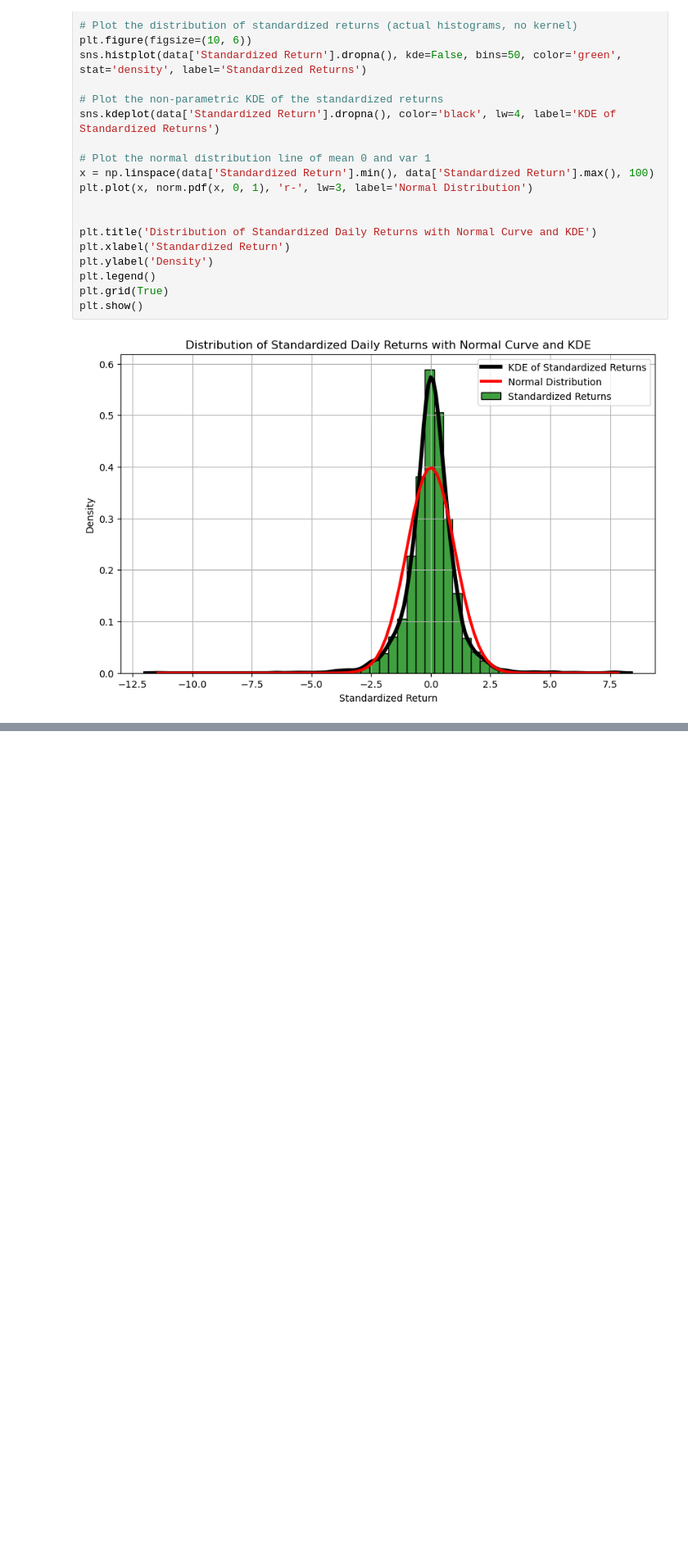
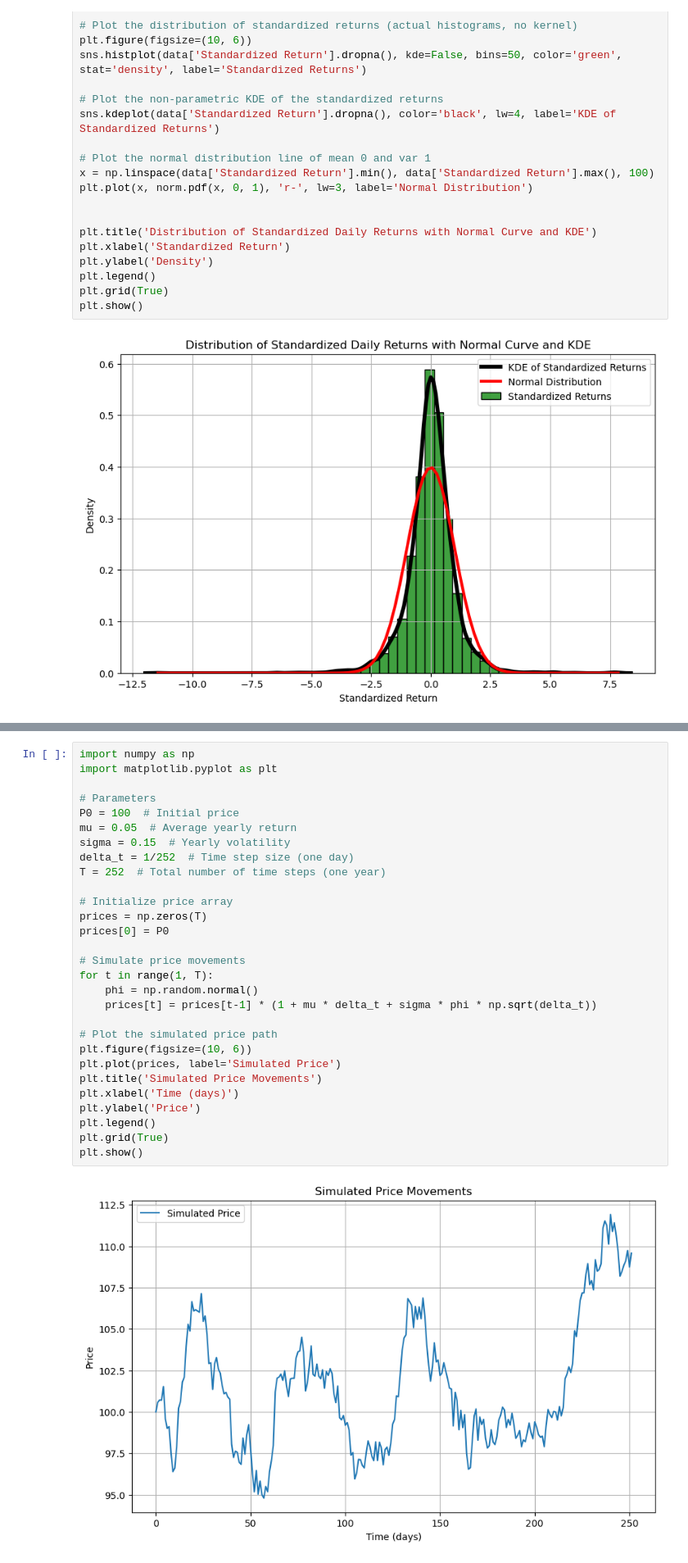
Before and after one commit to franciscpitthan/Methods_Quant_Fin, a Jupyter notebook: 01. Random behaviour of assets & Exploratory data analysis/01_Randomness_Finance.ipynb, the cells around one changed output, grey strips where cells are left out. Shown at 82% size. Saved outputs shown, nothing was run; the diff lists cells and outputs as text; blank space fills up the shorter version.

```diff
--- a/01. Random behaviour of assets & Exploratory data analysis/01_Randomness_Finance.ipynb
+++ b/01. Random behaviour of assets & Exploratory data analysis/01_Randomness_Finance.ipynb
@@ -162,0 +167,31 @@ $$ R_{\text{T}} = P_{\text{0}} . (1+ \mu \delta t)^{T} $$
+# %%
+import numpy as np
+import matplotlib.pyplot as plt
+
+# Parameters
+P0 = 100  # Initial price
+mu = 0.05  # Average yearly return
+sigma = 0.15  # Yearly volatility
+delta_t = 1/252  # Time step size (one day)
+T = 252  # Total number of time steps (one year)
+
+# Initialize price array
+prices = np.zeros(T)
+prices[0] = P0
+
+# Simulate price movements
+for t in range(1, T):
+    phi = np.random.normal()
+    prices[t] = prices[t-1] * (1 + mu * delta_t + sigma * phi * np.sqrt(delta_t))
+
+# Plot the simulated price path
+plt.figure(figsize=(10, 6))
+plt.plot(prices, label='Simulated Price')
+plt.title('Simulated Price Movements')
+plt.xlabel('Time (days)')
+plt.ylabel('Price')
+plt.legend()
+plt.grid(True)
+plt.show()
+# %% [output]
+[figure, added]
```
Also changed, not shown: parts of 2 cells of this notebook.
